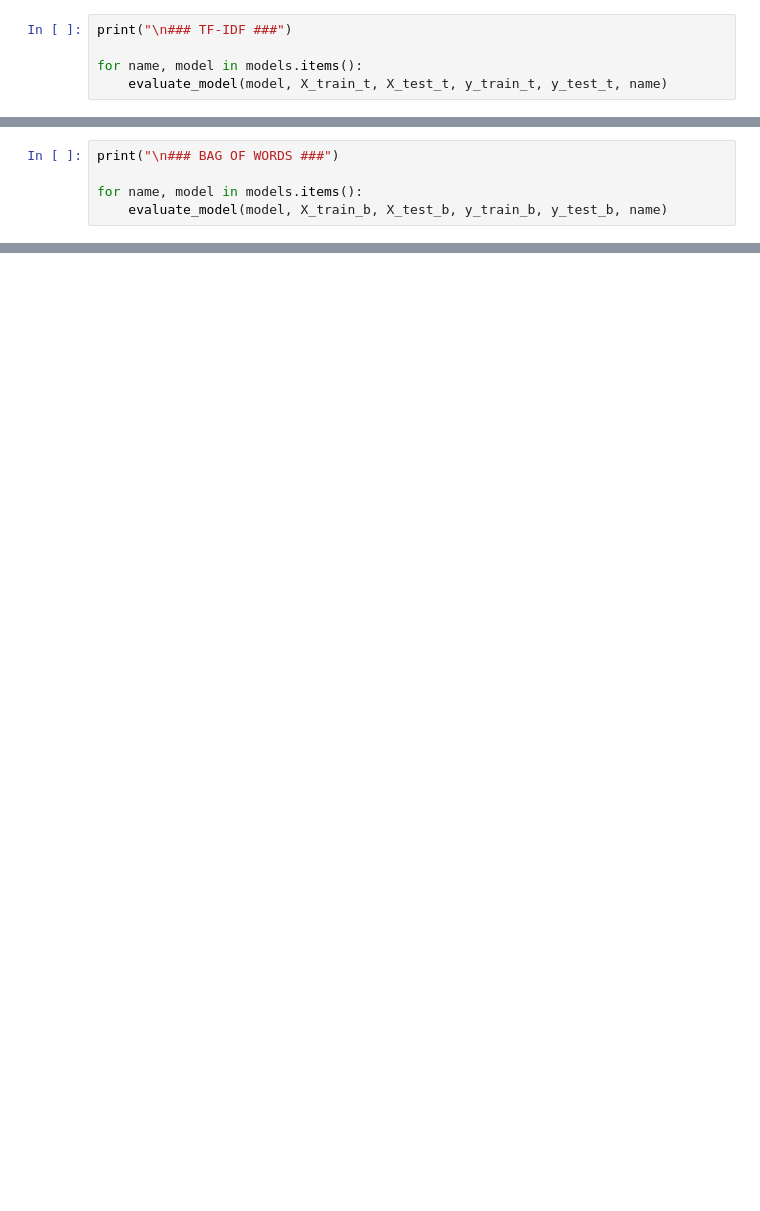
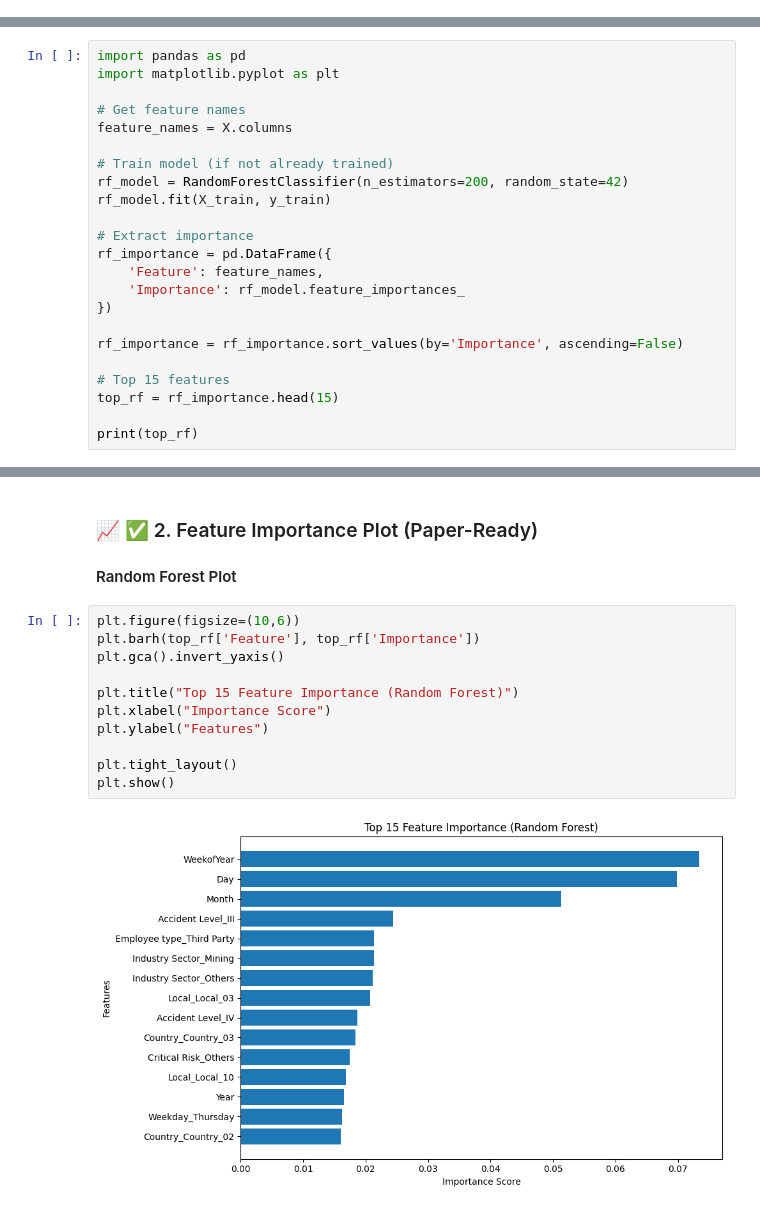
Before and after one commit to malaynilabh/Industrial_Safety_Severity_Prediction, a Jupyter notebook: notebooks/ensemble_model.ipynb, the cells around one changed output, grey strips where cells are left out. Drawn from its saved outputs; the diff is of its cells as text; blank space fills up the shorter version.

Commit message:
Add files via upload
Complete model code

```diff
--- a/notebooks/ensemble_model.ipynb
+++ b/notebooks/ensemble_model.ipynb
@@ -156,5 +115,0 @@ weighted avg       0.59      0.58      0.56        85
-# %%
-print("\n### TF-IDF ###")
-
-for name, model in models.items():
-    evaluate_model(model, X_train_t, X_test_t, y_train_t, y_test_t, name)
@@ -179,5 +115,0 @@ weighted avg       0.46      0.41      0.42        85
-# %%
-print("\n### BAG OF WORDS ###")
-
-for name, model in models.items():
-    evaluate_model(model, X_train_b, X_test_b, y_train_b, y_test_b, name)
@@ -305,0 +177,23 @@ Stacked LSTM Accuracy: 0.42352941632270813
+# %%
+import pandas as pd
+import matplotlib.pyplot as plt
+
+# Get feature names
+feature_names = X.columns
+
+# Train model (if not already trained)
+rf_model = RandomForestClassifier(n_estimators=200, random_state=42)
+rf_model.fit(X_train, y_train)
+
+# Extract importance
+rf_importance = pd.DataFrame({
+    'Feature': feature_names,
+    'Importance': rf_model.feature_importances_
+})
+
+rf_importance = rf_importance.sort_values(by='Importance', ascending=False)
+
+# Top 15 features
+top_rf = rf_importance.head(15)
+
+print(top_rf)
@@ -305,0 +250,16 @@ Stacked LSTM Accuracy: 0.42352941632270813
+# %% [markdown]
+### 📈 ✅ 2. Feature Importance Plot (Paper-Ready)
+#### Random Forest Plot
+# %%
+plt.figure(figsize=(10,6))
+plt.barh(top_rf['Feature'], top_rf['Importance'])
+plt.gca().invert_yaxis()
+
+plt.title("Top 15 Feature Importance (Random Forest)")
+plt.xlabel("Importance Score")
+plt.ylabel("Features")
+
+plt.tight_layout()
+plt.show()
+# %% [output]
+[figure, added]
```
Also changed, not shown: parts of 117 cells of this notebook.
